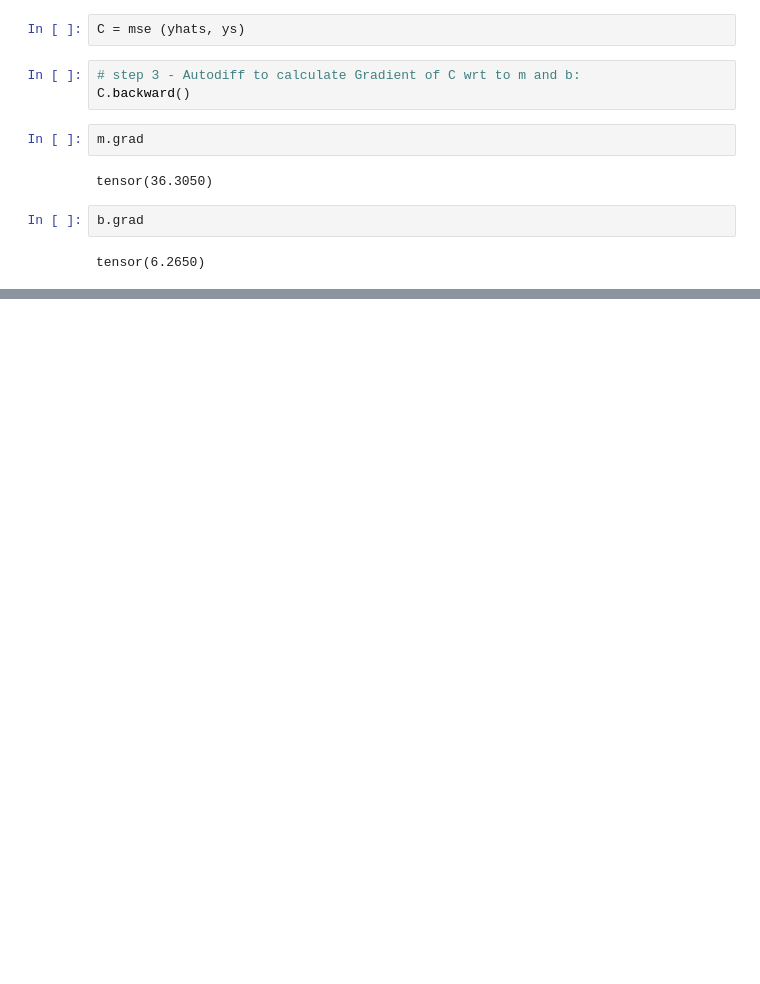
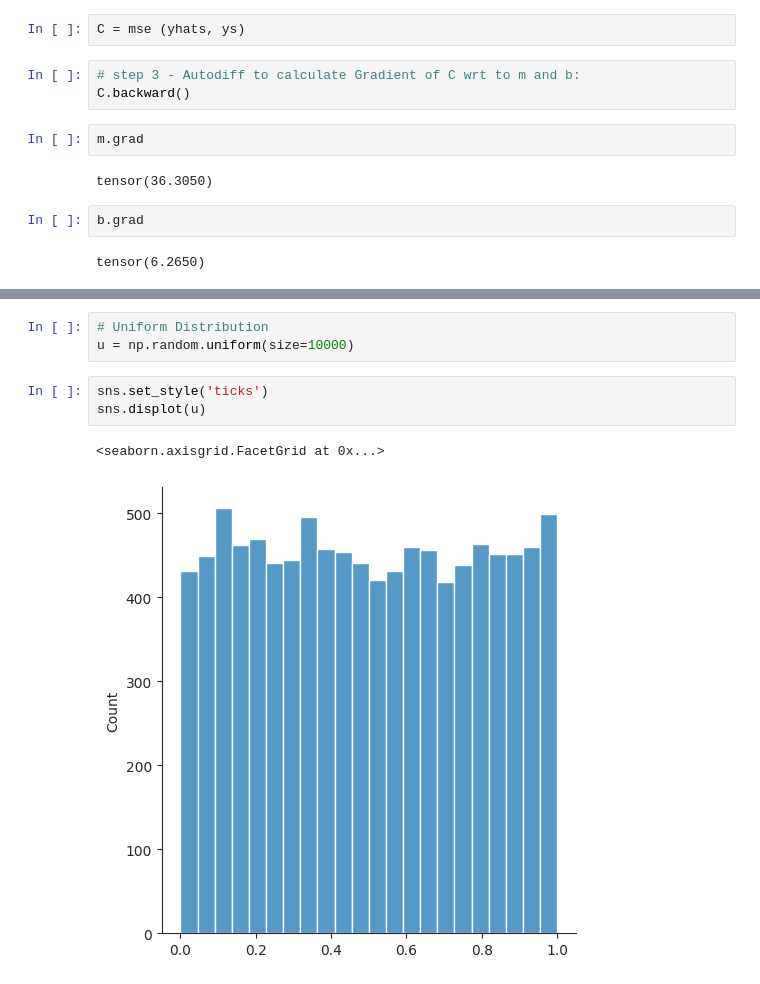
Before and after one commit to victorhwn7255/math-foundation-for-ai-ml, a Jupyter notebook: Math_ML_AI.ipynb, the cells around one changed output, grey strips where cells are left out. Saved outputs shown, nothing was run; the diff lists cells and outputs as text; blank space fills up the shorter version.

```diff
--- a/Math_ML_AI.ipynb
+++ b/Math_ML_AI.ipynb
@@ -1235,0 +1341,9 @@ tensor(6.2650)
+# %%
+# Uniform Distribution
+u = np.random.uniform(size=10000)
+# %%
+sns.set_style('ticks')
+sns.displot(u)
+# %% [output]
+<seaborn.axisgrid.FacetGrid at 0x...>
+[figure, added]
```
Also changed, not shown: parts of 37 cells of this notebook.
